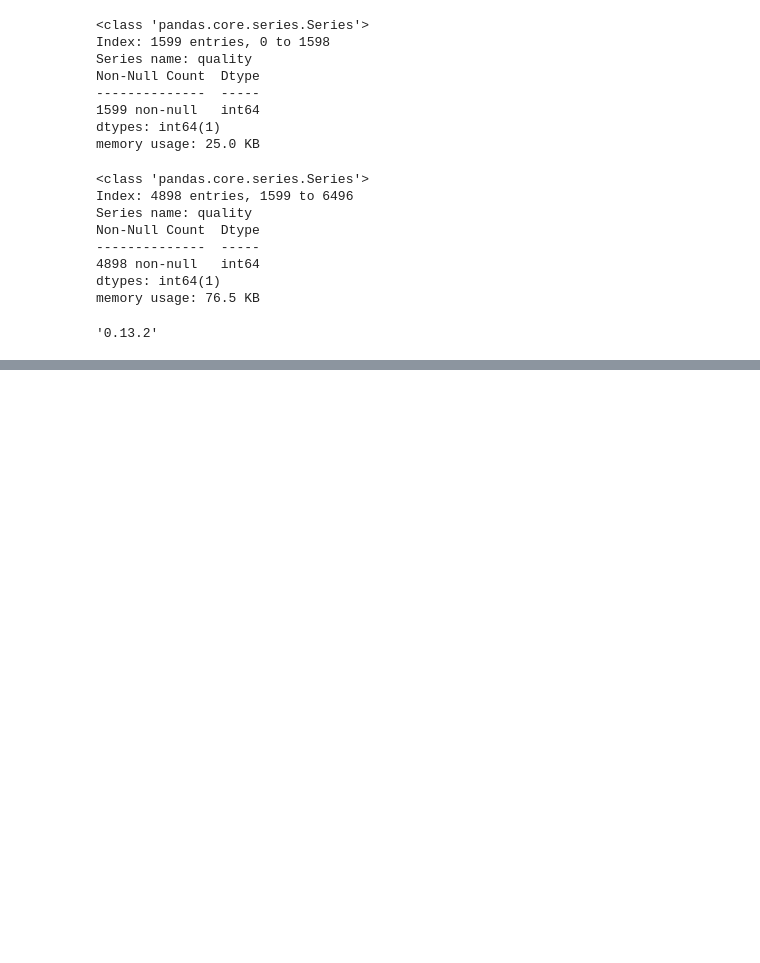
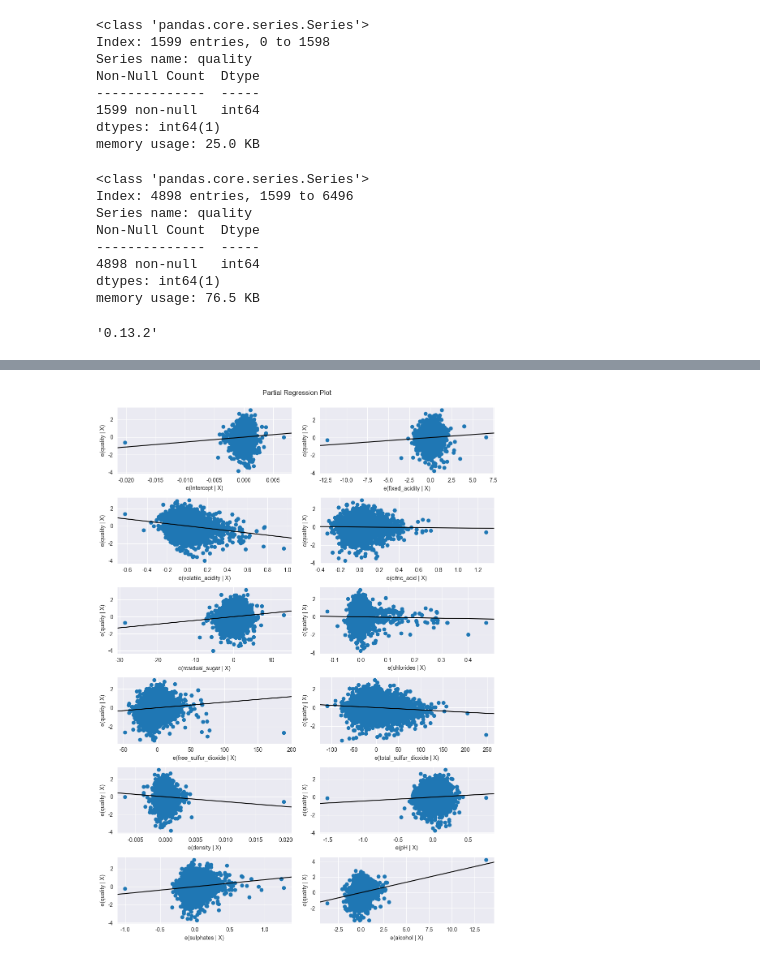
Before and after one commit to devuoon/bigdata-analysis-2024, a Jupyter notebook: day10/da21_와인품질등급_분석.ipynb, the cells around one changed output, grey strips where cells are left out. Saved outputs shown, nothing was run; the diff lists cells and outputs as text; code cells hidden in the pictures; blank space fills up the shorter version.

```diff
--- a/day10/da21_와인품질등급_분석.ipynb
+++ b/day10/da21_와인품질등급_분석.ipynb
@@ -274,0 +274,7 @@ TypeError: cannot unpack non-iterable Figure object
+# %%
+## 선형회귀 결과로 시각화
+fig = plt.figure(figsize=(10, 14))
+sm.graphics.plot_partregress_grid(regrResult, fig=fig)
+plt.show()
+# %% [output]
+[figure, added]
```
Also changed, not shown: parts of 6 cells of this notebook, 2 other files.
